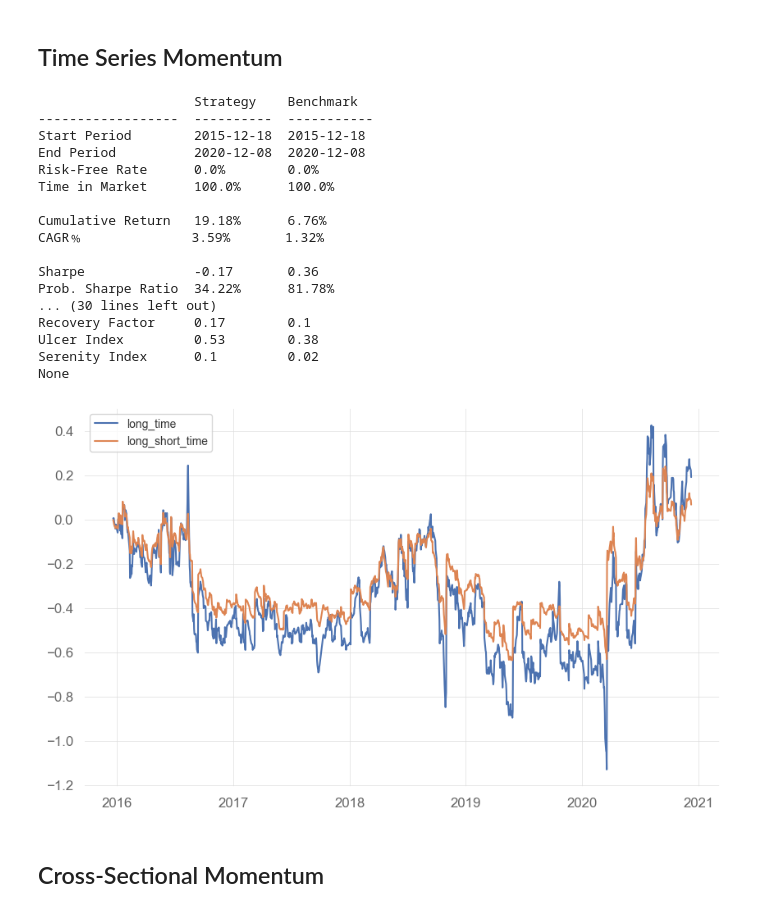
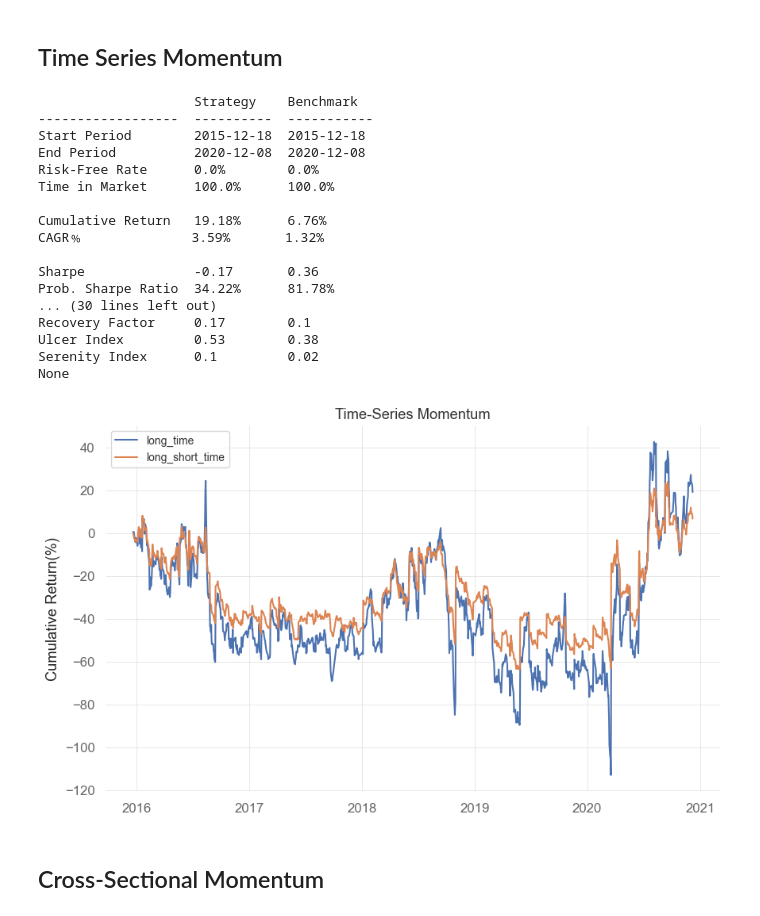
Before and after one commit to Donghwaa/FAI, a Jupyter notebook: momentum.ipynb, the cells around one changed output. Drawn from its saved outputs; the diff is of its cells as text; code cells hidden in the pictures.

Commit message:
momentum3

```diff
--- a/momentum.ipynb
+++ b/momentum.ipynb
@@ -49,47 +64,49 @@ cs_mom = price.pct_change(periods).dropna(how = 'all').T
 # %%
 long_time, long_short_time = pd.DataFrame(), pd.DataFrame()
 for i in range(divmod(len(ts_mom.columns),holdings)[0]):
-    ################## holdings기간 마다 TSM>0, TSM<0 인 종목 구하기 ##################
+    ################## holdings기간 마다 TSM>0, TSM<0 인 종목 선택 ##################
     ts_returns = ts_mom[ts_mom.columns[holdings * i]].dropna()
     long_time_temp = pd.DataFrame((ts_mom.loc[ts_returns.index].loc[ts_returns.values > 0].iloc[:,holdings* i :holdings* (i+1)]).mean())
     short_time_temp = pd.DataFrame((ts_mom.loc[ts_returns.index].loc[ts_returns.values < 0].iloc[:,holdings* i :holdings* (i+1)]).mean())
     long_short_time_temp = long_time_temp - short_time_temp
-    ################## Long & Long/Short Portfolio  구성하기 ##################
+    ################## Long & Long/Short Portfolio 구성 ##################
     long_time = pd.concat([long_time, long_time_temp])# Long Portfolio
     long_short_time = pd.concat([long_short_time, long_short_time_temp]) # Long/Short Portfolio
 
-################## Daily Return 구하기 ##################
+################## Daily Return ##################
 long_time.columns = ['rts']
 long_short_time.columns = ['rts']
 long_time, long_short_time = long_time.pct_change(), long_short_time.pct_change()
 
-################## Backtest 진행 ##################
+################## Backtest ##################
 print(qs.reports.metrics(long_time,long_short_time, periods_per_year= periods))
 
 ################## Visualization ##################
-plt.plot(((long_time + 1).cumprod() - 1), label = 'long_time')
-plt.plot(((long_short_time + 1).cumprod() - 1), label = 'long_short_time')
+plt.plot(((long_time + 1).cumprod() - 1) * 100, label = 'long_time')
+plt.plot(((long_short_time + 1).cumprod() - 1) * 100, label = 'long_short_time')
+plt.title('Time-Series Momentum')
+plt.ylabel('Cumulative Return(%)')
 plt.legend(fontsize=10)
 plt.show()
 # %% [output]
                     Strategy    Benchmark
 ------------------  ----------  -----------
 Start Period        2015-12-18  2015-12-18
 End Period          2020-12-08  2020-12-08
 Risk-Free Rate      0.0%        0.0%
 Time in Market      100.0%      100.0%
 
 Cumulative Return   19.18%      6.76%
 CAGR﹪              3.59%       1.32%
 
 Sharpe              -0.17       0.36
 Prob. Sharpe Ratio  34.22%      81.78%
 ... (30 lines left out)
 Recovery Factor     0.17        0.1
 Ulcer Index         0.53        0.38
 Serenity Index      0.1         0.02
 None
-[figure, old version]
+[figure, new version]
 # %% [markdown]
 ## Cross-Sectional Momentum
 # %%
```
Also changed, not shown: parts of 4 cells of this notebook.
